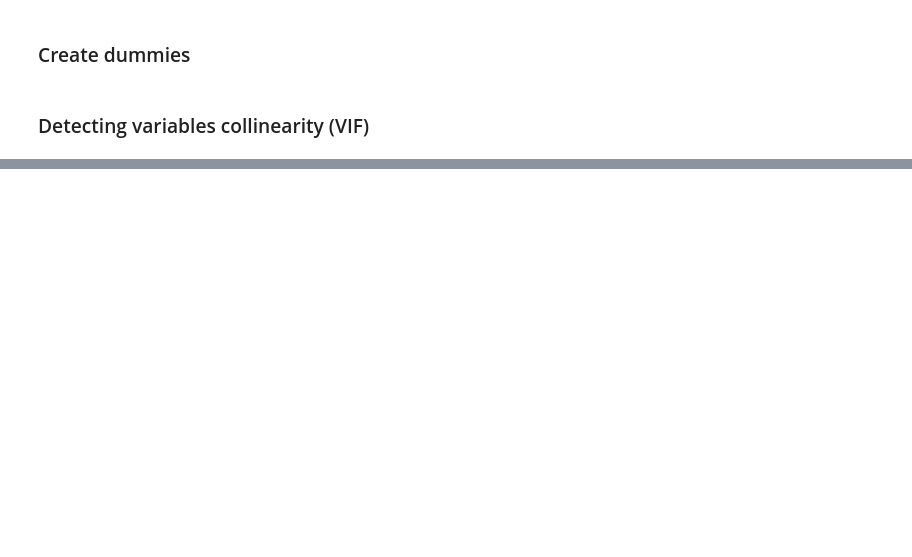
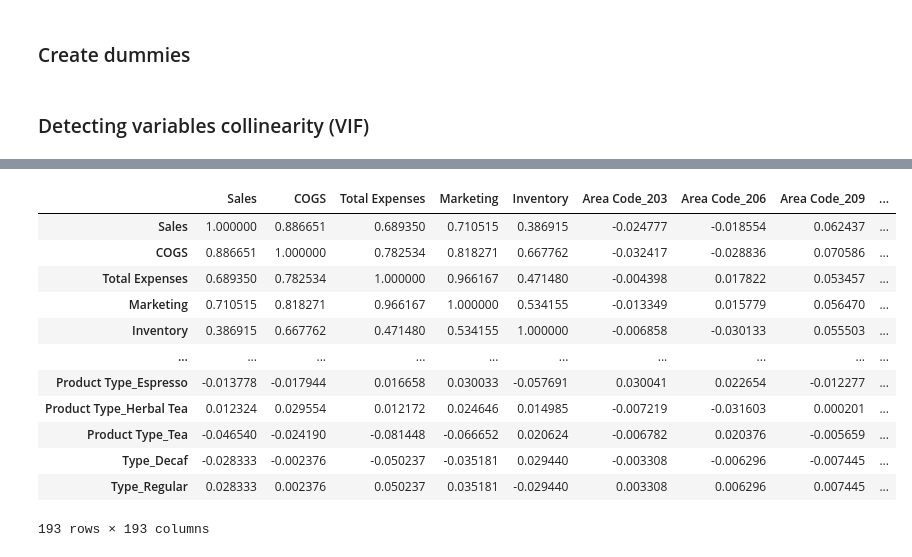
Before and after one commit to rafal-mokrzycki/us-stores-sales, a Jupyter notebook: us-stores-sales.ipynb, the cells around one changed output, grey strips where cells are left out. Saved outputs shown, nothing was run; the diff lists cells and outputs as text; code cells hidden in the pictures; blank space fills up the shorter version.

Commit message:
perform data manipulation - standardization, dummy variables, basic statistical analysis

```diff
--- a/us-stores-sales.ipynb
+++ b/us-stores-sales.ipynb
@@ -258,0 +249,4 @@ vif_data[vif_data["VIF"]<15]
+# %%
+# Converting all negative values of inventory to zero
+df_dummies['Inventory'] = df_dummies['Inventory'].apply(lambda x: x if x >= 0 else 0)
+df_dummies.describe()
@@ -258,0 +264,25 @@ vif_data[vif_data["VIF"]<15]
+# %%
+# Standardization of data
+
+# define standard scaler
+scaler = StandardScaler()
+
+# transform data
+df_dummies = scaler.fit_transform(df_dummies)
+df_dummies.describe()
+# %%
+df_dummies.corr()
+# %% [output]
+|  | Sales | COGS | Total Expenses | Marketing | Inventory | Area Code_203 | Area Code_206 | Area Code_209 | ... |
+| Sales | 1.000000 | 0.886651 | 0.689350 | 0.710515 | 0.386915 | -0.024777 | -0.018554 | 0.062437 | ... |
+| COGS | 0.886651 | 1.000000 | 0.782534 | 0.818271 | 0.667762 | -0.032417 | -0.028836 | 0.070586 | ... |
+| Total Expenses | 0.689350 | 0.782534 | 1.000000 | 0.966167 | 0.471480 | -0.004398 | 0.017822 | 0.053457 | ... |
+| Marketing | 0.710515 | 0.818271 | 0.966167 | 1.000000 | 0.534155 | -0.013349 | 0.015779 | 0.056470 | ... |
+| Inventory | 0.386915 | 0.667762 | 0.471480 | 0.534155 | 1.000000 | -0.006858 | -0.030133 | 0.055503 | ... |
+| ... | ... | ... | ... | ... | ... | ... | ... | ... | ... |
+| Product Type_Espresso | -0.013778 | -0.017944 | 0.016658 | 0.030033 | -0.057691 | 0.030041 | 0.022654 | -0.012277 | ... |
+| Product Type_Herbal Tea | 0.012324 | 0.029554 | 0.012172 | 0.024646 | 0.014985 | -0.007219 | -0.031603 | 0.000201 | ... |
+| Product Type_Tea | -0.046540 | -0.024190 | -0.081448 | -0.066652 | 0.020624 | -0.006782 | 0.020376 | -0.005659 | ... |
+| Type_Decaf | -0.028333 | -0.002376 | -0.050237 | -0.035181 | 0.029440 | -0.003308 | -0.006296 | -0.007445 | ... |
+| Type_Regular | 0.028333 | 0.002376 | 0.050237 | 0.035181 | -0.029440 | 0.003308 | 0.006296 | 0.007445 | ... |
+193 rows × 193 columns
```
Also changed, not shown: parts of 18 cells of this notebook.
